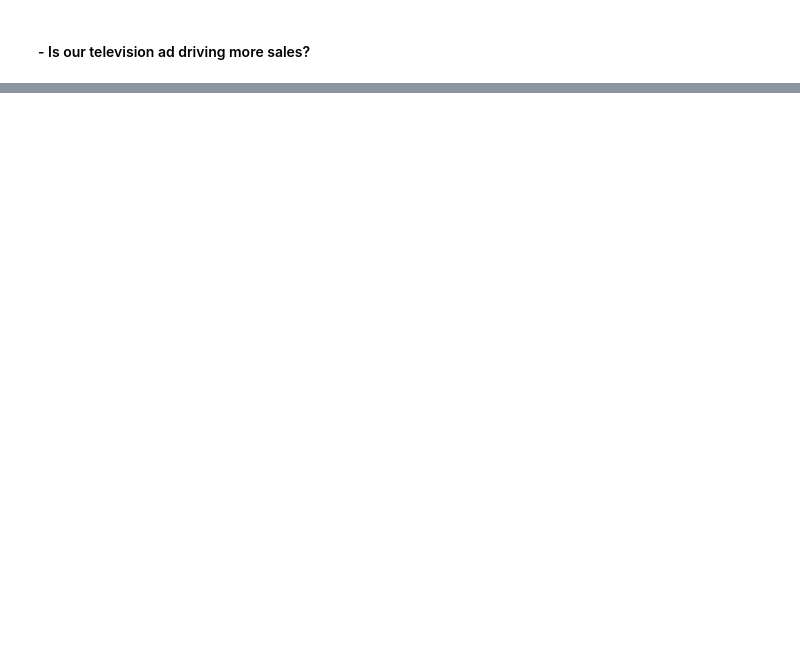
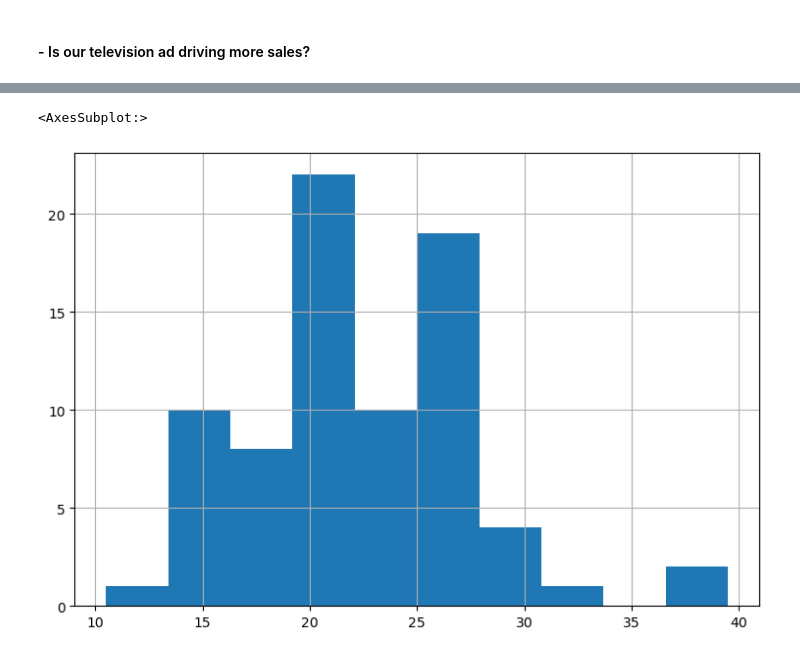
Before and after one commit to manuel-salazar1/statistics-exercises, a Jupyter notebook: hypothesis_testing.ipynb, the cells around one changed output, grey strips where cells are left out. Saved outputs shown, nothing was run; the diff lists cells and outputs as text; code cells hidden in the pictures; blank space fills up the shorter version.

```diff
--- a/hypothesis_testing.ipynb
+++ b/hypothesis_testing.ipynb
@@ -32,0 +319,3 @@ Type 2 - Sales DID increase BUT we accepted H0
+# %%
+mpg['is_automatic'] = mpg.trans.str.contains('auto')
+mpg
@@ -32,0 +346,2 @@ Type 2 - Sales DID increase BUT we accepted H0
+# %%
+manual_mpg = mpg[mpg['is_automatic']==0].avg_mpg
@@ -32,0 +373,6 @@ Type 2 - Sales DID increase BUT we accepted H0
+# %%
+plt.figure(figsize=(9,6))
+manual_mpg.hist()
+# %% [output]
+<AxesSubplot:>
+[figure, added]
```
Also changed, not shown: parts of 73 cells of this notebook.
